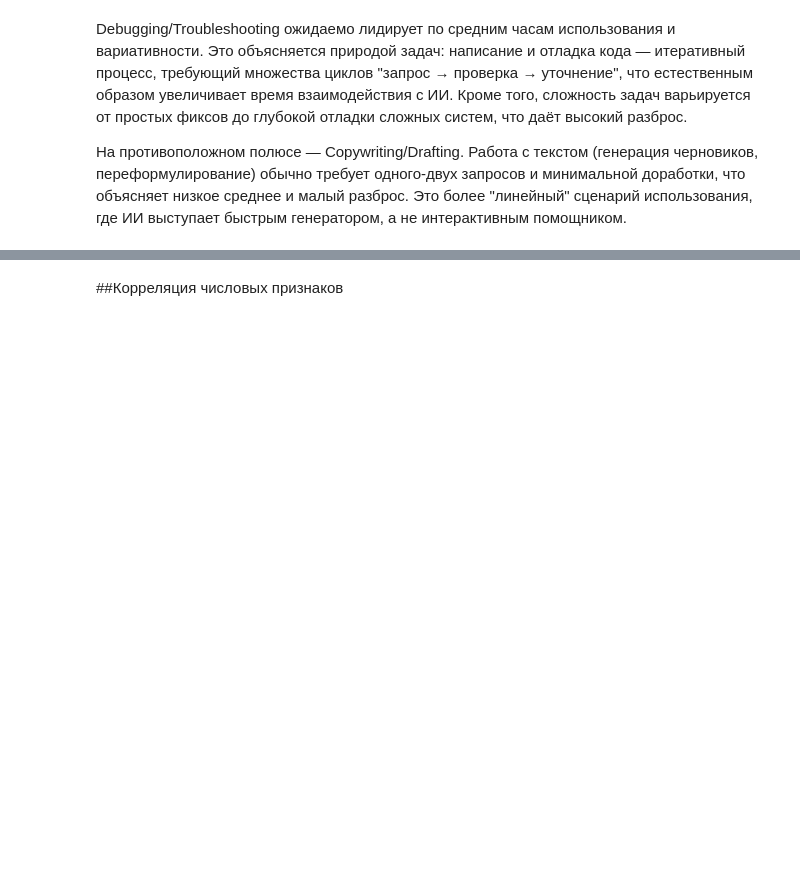
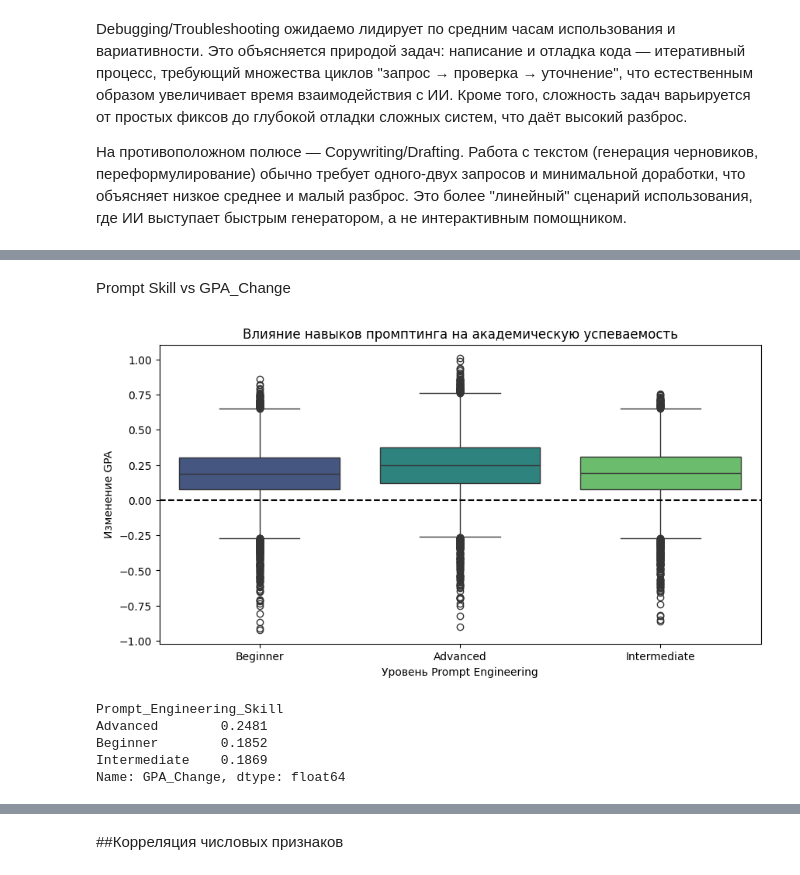
Before and after one commit to AnastasiaDolotova/ai-student-impact, a Jupyter notebook: ai_student_impact.ipynb, the cells around one changed output, grey strips where cells are left out. Cells and saved outputs as stored; diff of their text form; code cells hidden in the pictures; blank space fills up the shorter version.

```diff
--- a/ai_student_impact.ipynb
+++ b/ai_student_impact.ipynb
@@ -419,0 +449,19 @@ Debugging/Troubleshooting ожидаемо лидирует по средним
+# %% [markdown]
+Prompt Skill vs GPA_Change
+# %%
+plt.figure(figsize=(10, 5))
+sns.boxplot(data=df, x='Prompt_Engineering_Skill', y='GPA_Change', hue='Prompt_Engineering_Skill', palette='viridis')
+plt.axhline(0, color='black', linestyle='--')
+plt.xlabel('Уровень Prompt Engineering')
+plt.ylabel('Изменение GPA')
+plt.title('Влияние навыков промптинга на академическую успеваемость')
+plt.show()
+
+df.groupby('Prompt_Engineering_Skill')['GPA_Change'].mean().round(4)
+# %% [output]
+[figure, added]
+Prompt_Engineering_Skill
+Advanced        0.2481
+Beginner        0.1852
+Intermediate    0.1869
+Name: GPA_Change, dtype: float64
```
Also changed, not shown: parts of 11 cells of this notebook.
